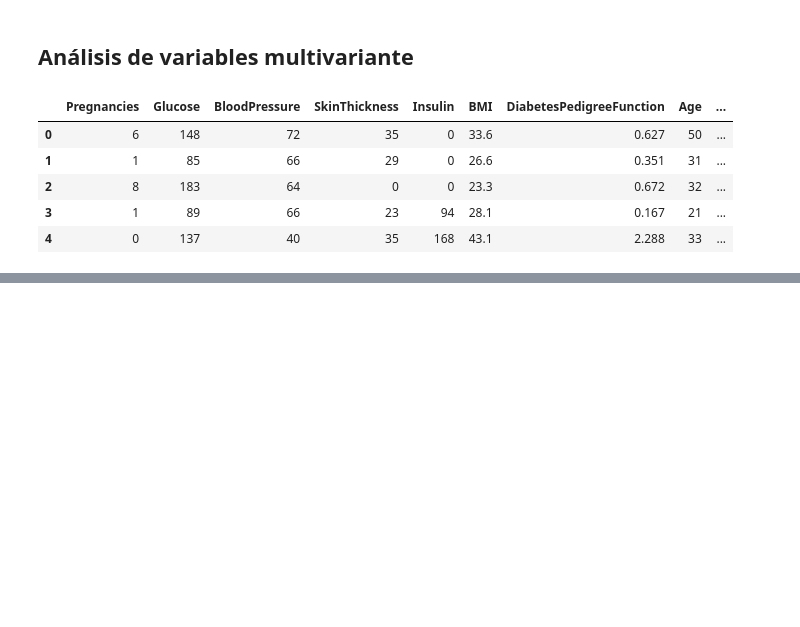
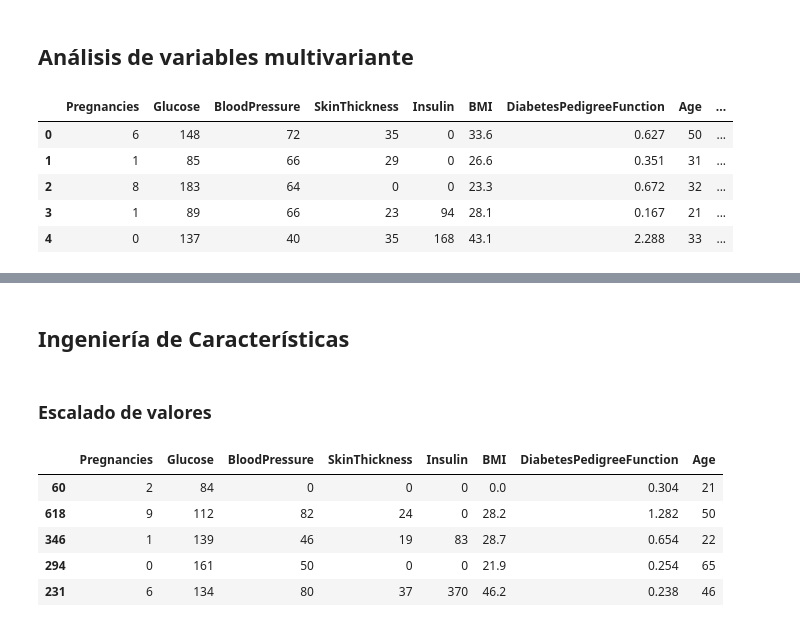
Before and after one commit to IngDiegoMacias/decision-tree, a Jupyter notebook: src/explore.ipynb, the cells around one changed output, grey strips where cells are left out. Cells and saved outputs as stored; diff of their text form; code cells hidden in the pictures; blank space fills up the shorter version.

```diff
--- a/src/explore.ipynb
+++ b/src/explore.ipynb
@@ -135,0 +155,23 @@ DT.head()
+# %% [markdown]
+## Ingeniería de Características
+# %% [markdown]
+### Escalado de valores
+# %%
+from sklearn.model_selection import train_test_split
+
+num_variables = ["Pregnancies", "Glucose", "BloodPressure", "SkinThickness", "Insulin", "BMI","DiabetesPedigreeFunction", "Age"]
+
+# Dividimos el conjunto de datos en muestras de train y test
+X = DT.drop("Outcome", axis = 1)[num_variables]
+y = DT["Outcome"]
+
+X_train, X_test, y_train, y_test = train_test_split(X, y, test_size = 0.2, random_state = 42)
+
+X_train.head()
+# %% [output]
+|  | Pregnancies | Glucose | BloodPressure | SkinThickness | Insulin | BMI | DiabetesPedigreeFunction | Age |
+| 60 | 2 | 84 | 0 | 0 | 0 | 0.0 | 0.304 | 21 |
+| 618 | 9 | 112 | 82 | 24 | 0 | 28.2 | 1.282 | 50 |
+| 346 | 1 | 139 | 46 | 19 | 83 | 28.7 | 0.654 | 22 |
+| 294 | 0 | 161 | 50 | 0 | 0 | 21.9 | 0.254 | 65 |
+| 231 | 6 | 134 | 80 | 37 | 370 | 46.2 | 0.238 | 46 |
```
Also changed, not shown: parts of 10 cells of this notebook, 2 other files.
